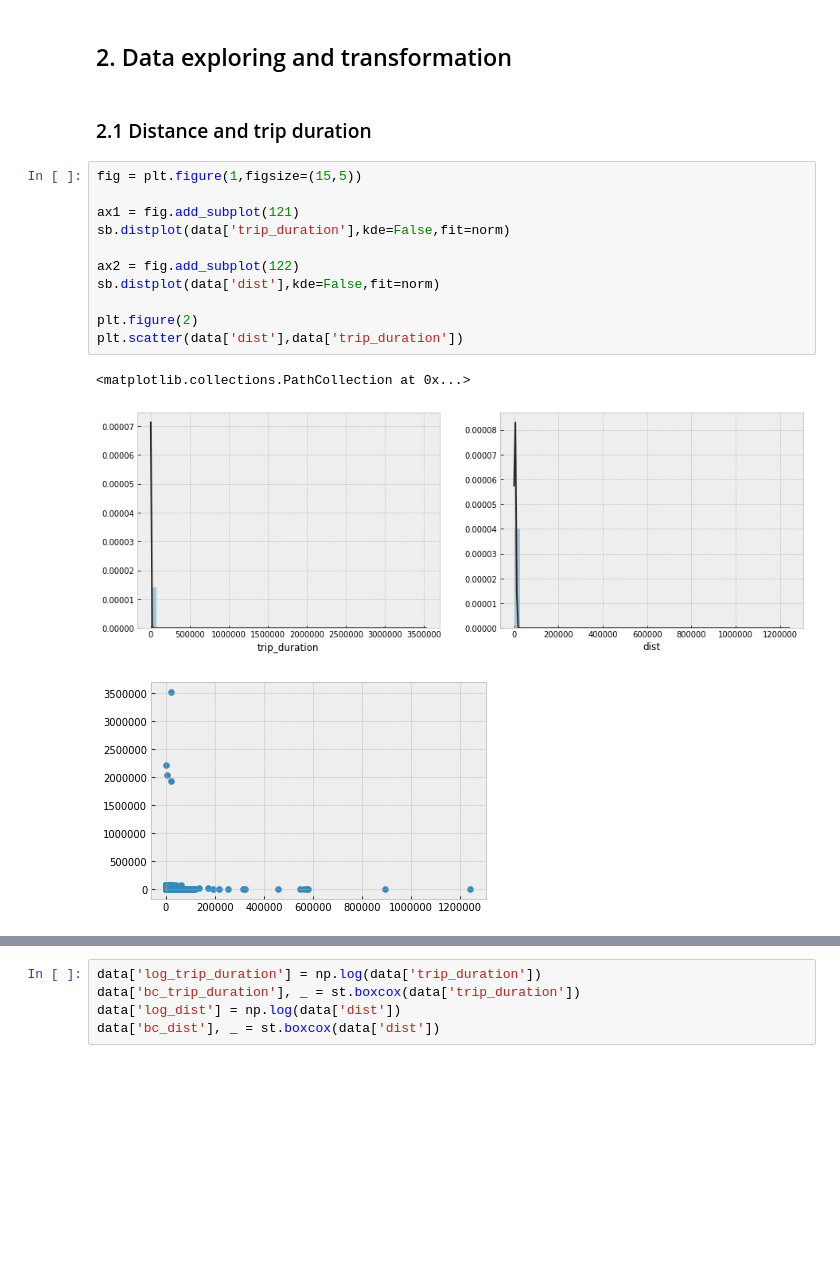
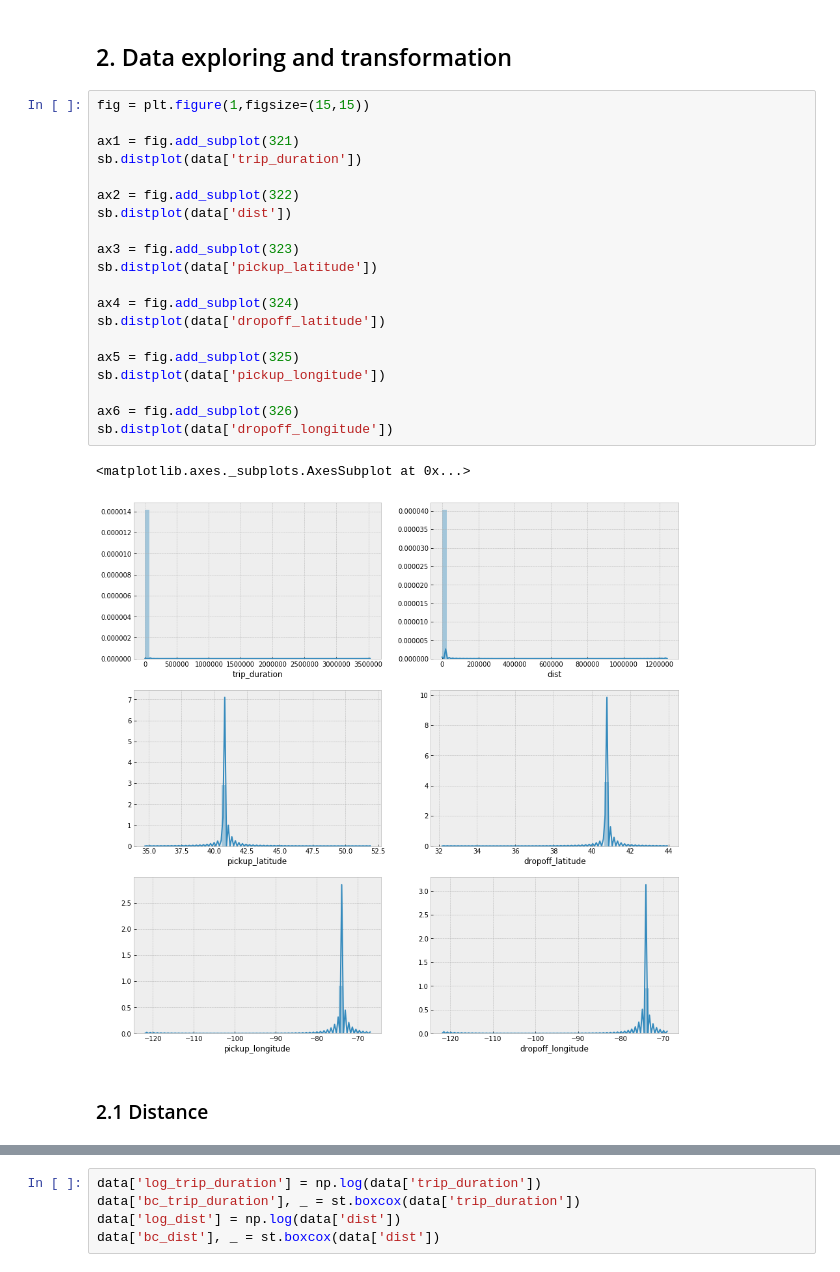
Before and after one commit to corasantos/KAGGLE-NY-Taxi-Trip-Duration, a Jupyter notebook: Draft.ipynb, the cells around one changed output, grey strips where cells are left out. Saved outputs shown, nothing was run; the diff lists cells and outputs as text; blank space fills up the shorter version.

```diff
--- a/Draft.ipynb
+++ b/Draft.ipynb
@@ -166,20 +163,28 @@ dist                         float64
 dtype: object
 # %% [markdown]
 ## 2. Data exploring and transformation
+# %%
+fig = plt.figure(1,figsize=(15,15))
+
+ax1 = fig.add_subplot(321)
+sb.distplot(data['trip_duration'])
+
+ax2 = fig.add_subplot(322)
+sb.distplot(data['dist'])
+
+ax3 = fig.add_subplot(323)
+sb.distplot(data['pickup_latitude'])
+
+ax4 = fig.add_subplot(324)
+sb.distplot(data['dropoff_latitude'])
+
+ax5 = fig.add_subplot(325)
+sb.distplot(data['pickup_longitude'])
+
+ax6 = fig.add_subplot(326)
+sb.distplot(data['dropoff_longitude'])
+# %% [output]
+<matplotlib.axes._subplots.AxesSubplot at 0x...>
+[figure, added]
 # %% [markdown]
-### 2.1 Distance and trip duration
+### 2.1 Distance
-# %%
-fig = plt.figure(1,figsize=(15,5))
-
-ax1 = fig.add_subplot(121)
-sb.distplot(data['trip_duration'],kde=False,fit=norm)
-
-ax2 = fig.add_subplot(122)
-sb.distplot(data['dist'],kde=False,fit=norm)
-
-plt.figure(2)
-plt.scatter(data['dist'],data['trip_duration'])
-# %% [output]
-<matplotlib.collections.PathCollection at 0x...>
-[figure, removed]
-[figure, removed]
```
Also changed, not shown: parts of 57 cells of this notebook, 3 other files.
